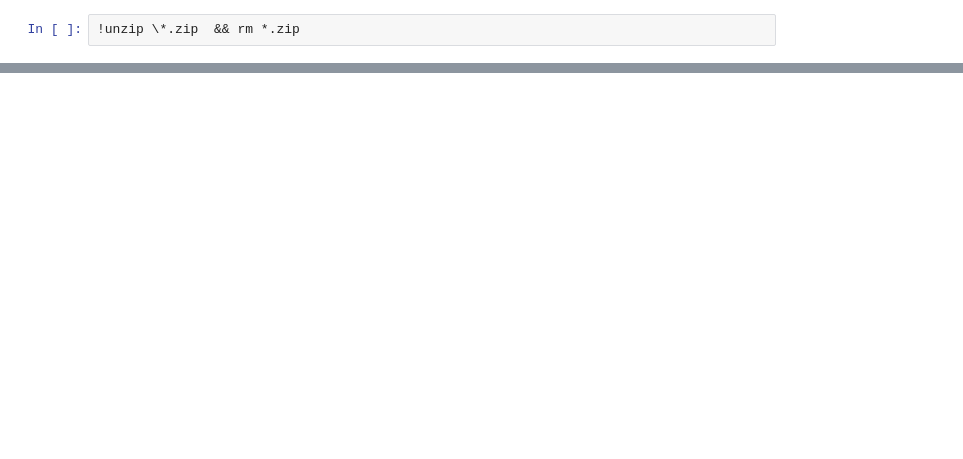
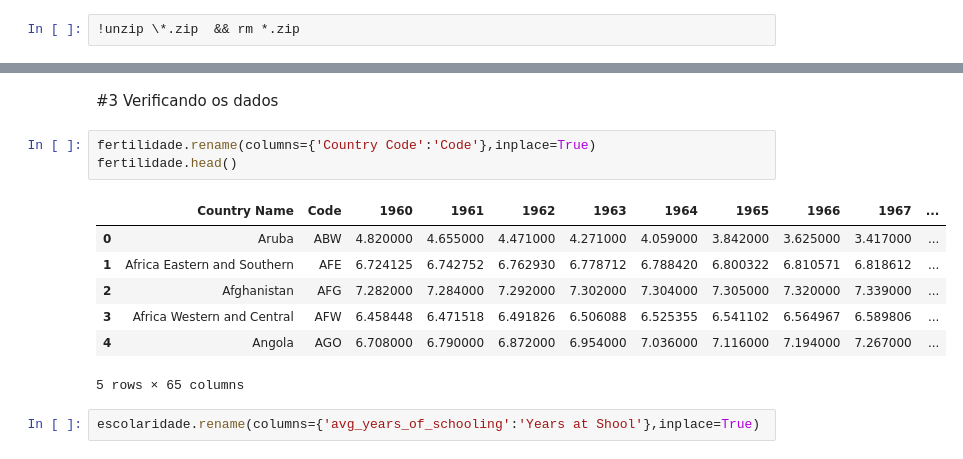
Before and after one commit to Lorybs/PES_ciencia_de_dados, a Jupyter notebook: ProjetoPES.ipynb, the cells around one changed output, grey strips where cells are left out. Drawn from its saved outputs; the diff is of its cells as text; blank space fills up the shorter version.

```diff
--- a/ProjetoPES.ipynb
+++ b/ProjetoPES.ipynb
@@ -58,0 +85,15 @@ educacao.head()
+# %% [markdown]
+#3 Verificando os dados
+# %%
+fertilidade.rename(columns={'Country Code':'Code'},inplace=True)
+fertilidade.head()
+# %% [output]
+|  | Country Name | Code | 1960 | 1961 | 1962 | 1963 | 1964 | 1965 | 1966 | 1967 | ... |
+| 0 | Aruba | ABW | 4.820000 | 4.655000 | 4.471000 | 4.271000 | 4.059000 | 3.842000 | 3.625000 | 3.417000 | ... |
+| 1 | Africa Eastern and Southern | AFE | 6.724125 | 6.742752 | 6.762930 | 6.778712 | 6.788420 | 6.800322 | 6.810571 | 6.818612 | ... |
+| 2 | Afghanistan | AFG | 7.282000 | 7.284000 | 7.292000 | 7.302000 | 7.304000 | 7.305000 | 7.320000 | 7.339000 | ... |
+| 3 | Africa Western and Central | AFW | 6.458448 | 6.471518 | 6.491826 | 6.506088 | 6.525355 | 6.541102 | 6.564967 | 6.589806 | ... |
+| 4 | Angola | AGO | 6.708000 | 6.790000 | 6.872000 | 6.954000 | 7.036000 | 7.116000 | 7.194000 | 7.267000 | ... |
+5 rows × 65 columns
+# %%
+escolaridade.rename(columns={'avg_years_of_schooling':'Years at Shool'},inplace=True)
```
Also changed, not shown: parts of 31 cells of this notebook.
